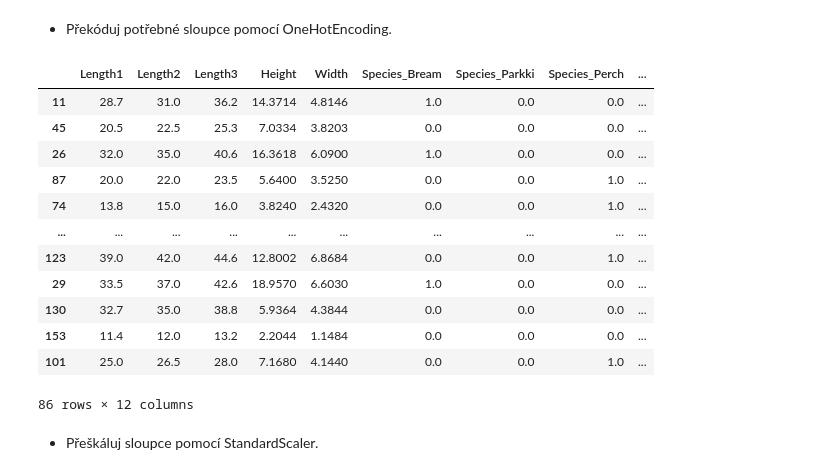
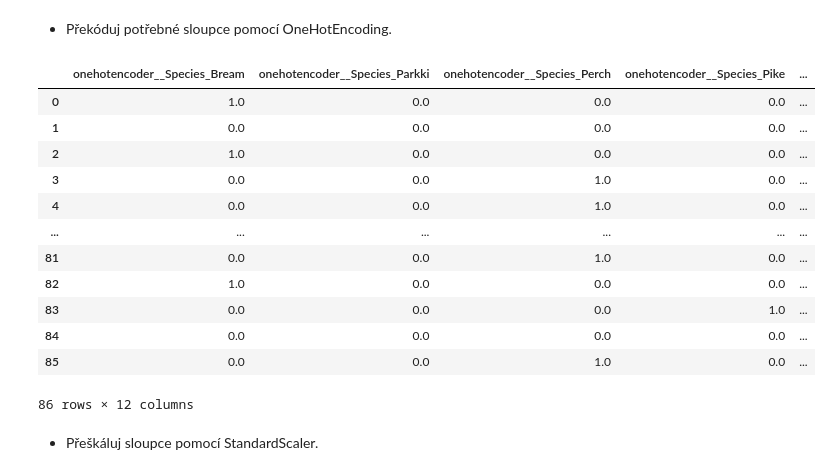
Before and after one commit to PyDataCZ/pyladies-kurz, a Jupyter notebook: lessons/pydata/homework_revisited/index.ipynb, the cells around one changed output. Drawn from its saved outputs; the diff is of its cells as text; code cells hidden in the pictures.

```diff
--- a/lessons/pydata/homework_revisited/index.ipynb
+++ b/lessons/pydata/homework_revisited/index.ipynb
@@ -43,38 +47,35 @@ X_train_raw, X_test_raw, y_train, y_test = train_test_split(X, y)
 X_train_raw, X_test_raw, y_train, y_test = train_test_split(X, y, test_size=0.3, stratify=X["Species"])
 # %% [markdown]
 + Překóduj potřebné sloupce pomocí OneHotEncoding.
-# %%
-from sklearn.preprocessing import OneHotEncoder
-
-categorical_columns = ["Species"]
-
-encoder = OneHotEncoder()
-encoder.fit(X_train_raw[categorical_columns])
-column_names = encoder.get_feature_names_out()
-
-def transform_species(X_raw):
-    X_res = X_raw.drop(columns=["Species"])
-    X_res = X_res.reindex(columns=list(X_res.columns)+list(column_names))
-    X_res[list(column_names)] = encoder.transform(X_raw[categorical_columns]).toarray()
-    return X_res
-
-X_train_onehot = transform_species(X_train_raw)
-X_test_onehot = transform_species(X_test_raw)
-X_train_onehot
-# %% [output]
-|  | Length1 | Length2 | Length3 | Height | Width | Species_Bream | Species_Parkki | Species_Perch | ... |
-| 11 | 28.7 | 31.0 | 36.2 | 14.3714 | 4.8146 | 1.0 | 0.0 | 0.0 | ... |
-| 45 | 20.5 | 22.5 | 25.3 | 7.0334 | 3.8203 | 0.0 | 0.0 | 0.0 | ... |
-| 26 | 32.0 | 35.0 | 40.6 | 16.3618 | 6.0900 | 1.0 | 0.0 | 0.0 | ... |
-| 87 | 20.0 | 22.0 | 23.5 | 5.6400 | 3.5250 | 0.0 | 0.0 | 1.0 | ... |
-| 74 | 13.8 | 15.0 | 16.0 | 3.8240 | 2.4320 | 0.0 | 0.0 | 1.0 | ... |
-| ... | ... | ... | ... | ... | ... | ... | ... | ... | ... |
-| 123 | 39.0 | 42.0 | 44.6 | 12.8002 | 6.8684 | 0.0 | 0.0 | 1.0 | ... |
-| 29 | 33.5 | 37.0 | 42.6 | 18.9570 | 6.6030 | 1.0 | 0.0 | 0.0 | ... |
-| 130 | 32.7 | 35.0 | 38.8 | 5.9364 | 4.3844 | 0.0 | 0.0 | 0.0 | ... |
-| 153 | 11.4 | 12.0 | 13.2 | 2.2044 | 1.1484 | 0.0 | 0.0 | 0.0 | ... |
-| 101 | 25.0 | 26.5 | 28.0 | 7.1680 | 4.1440 | 0.0 | 0.0 | 1.0 | ... |
-86 rows × 12 columns
+# %%
+from sklearn.preprocessing import OneHotEncoder
+from sklearn.compose import make_column_transformer
+
+categorical_columns = ["Species"]
+
+transformer = make_column_transformer(
+    (OneHotEncoder(sparse_output=False), ["Species"]),
+    remainder="passthrough"
+)
+
+X_train_onehot = transformer.fit_transform(X_train_raw)
+X_test_onehot = transformer.transform(X_test_raw)
+
+pd.DataFrame(X_train_onehot, columns=transformer.get_feature_names_out())
+# %% [output]
+|  | onehotencoder__Species_Bream | onehotencoder__Species_Parkki | onehotencoder__Species_Perch | onehotencoder__Species_Pike | ... |
+| 0 | 1.0 | 0.0 | 0.0 | 0.0 | ... |
+| 1 | 0.0 | 0.0 | 0.0 | 0.0 | ... |
+| 2 | 1.0 | 0.0 | 0.0 | 0.0 | ... |
+| 3 | 0.0 | 0.0 | 1.0 | 0.0 | ... |
+| 4 | 0.0 | 0.0 | 1.0 | 0.0 | ... |
+| ... | ... | ... | ... | ... | ... |
+| 81 | 0.0 | 0.0 | 1.0 | 0.0 | ... |
+| 82 | 1.0 | 0.0 | 0.0 | 0.0 | ... |
+| 83 | 0.0 | 0.0 | 0.0 | 1.0 | ... |
+| 84 | 0.0 | 0.0 | 0.0 | 0.0 | ... |
+| 85 | 0.0 | 0.0 | 1.0 | 0.0 | ... |
+86 rows × 12 columns
 # %% [markdown]
 + Přeškáluj sloupce pomocí StandardScaler.
 # %%
```
Also changed, not shown: parts of 7 cells of this notebook.
